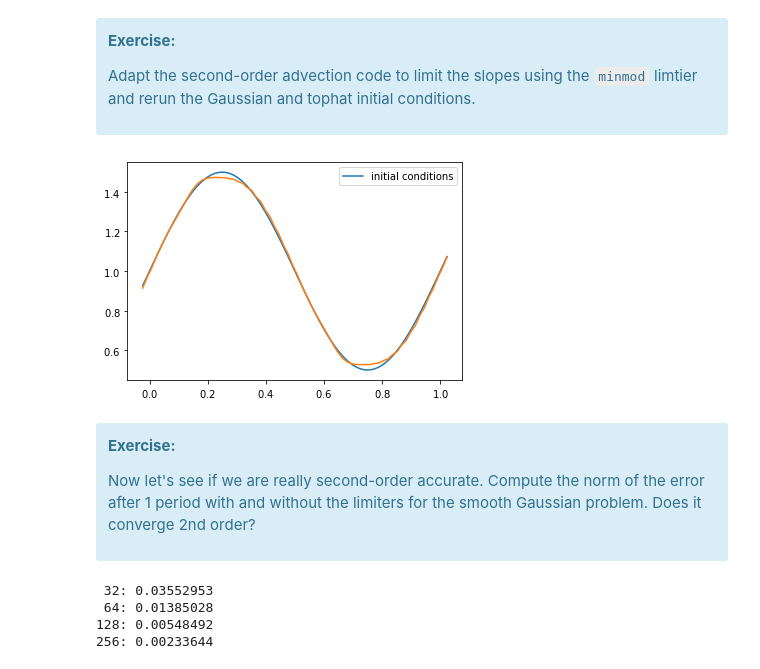
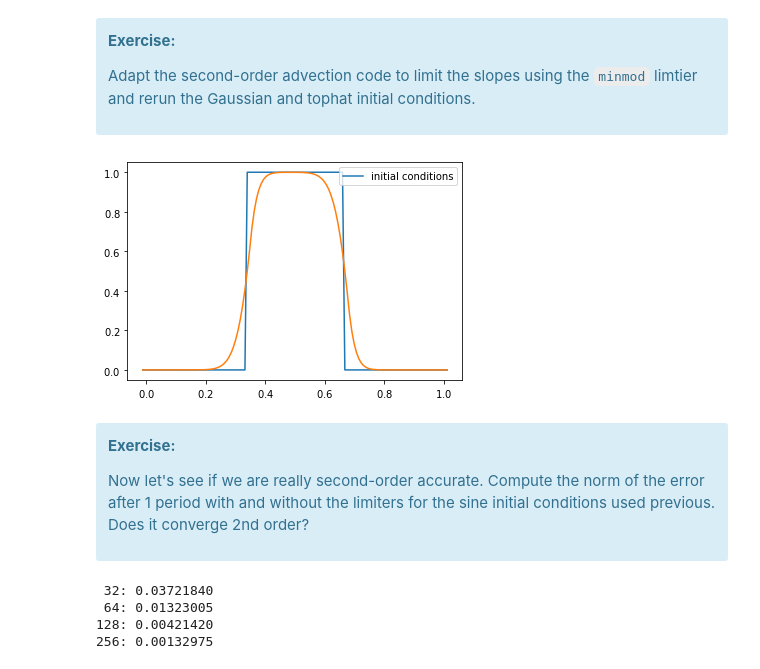
Before and after one commit to zingale/comp_astro_tutorial, a Jupyter notebook: content/05-advection/05-advection-partIII.ipynb, the cells around one changed output. Saved outputs shown, nothing was run; the diff lists cells and outputs as text; code cells hidden in the pictures.

Commit message:
some updates after class

```diff
--- a/content/05-advection/05-advection-partIII.ipynb
+++ b/content/05-advection/05-advection-partIII.ipynb
@@ -75,9 +75,9 @@ There is one additional complication: we need the interface state just outside t
 # %% [markdown]
 To start, we need a class that hold the data on a finite-volume grid and knows how to fill ghost cells on *any array* that lives on our domain.
 # %%
-class FVGrid(object):
+class FVGrid:
 
-    def __init__(self, nx, ng, xmin=0.0, xmax=1.0):
+    def __init__(self, nx, ng=2, xmin=0.0, xmax=1.0):
 
         self.xmin = xmin
         self.xmax = xmax
@@ -296,19 +296,19 @@ def flux_update(gr, u, a):
 
     return flux_diff
 # %%
-C = 0.8
+C = 0.5
 u = 1.0
-nx = 64
+nx = 128
 
 g = advection_mol(nx, u, C, init_cond=tophat)
 fig = g.plot()
 # %% [output]
-[figure, old version]
+[figure, new version]
 # %% [markdown]
 <div class="alert alert-block alert-info">
 
 **Exercise:**
 
-Now let's see if we are really second-order accurate.  Compute the norm of the error after 1 period with and without the limiters for the smooth Gaussian problem.  Does it converge 2nd order?
+Now let's see if we are really second-order accurate.  Compute the norm of the error after 1 period with and without the limiters for the sine initial conditions used previous.  Does it converge 2nd order?
 
 </div>
@@ -317,10 +320,10 @@ u = 1.0
 C = 0.5
 
 for nx in [32, 64, 128, 256]:
-    g = advection_mol(nx, u, C, init_cond=gaussian)
+    g = advection_mol(nx, u, C, init_cond=sine)
     print(f"{nx:3d}: {g.norm(g.a - g.ainit):10.8f}")
 # %% [output]
- 32: 0.03552953
- 64: 0.01385028
-128: 0.00548492
-256: 0.00233644
+ 32: 0.03721840
+ 64: 0.01323005
+128: 0.00421420
+256: 0.00132975
```
Also changed, not shown: parts of 3 cells of this notebook, 3 other files.
